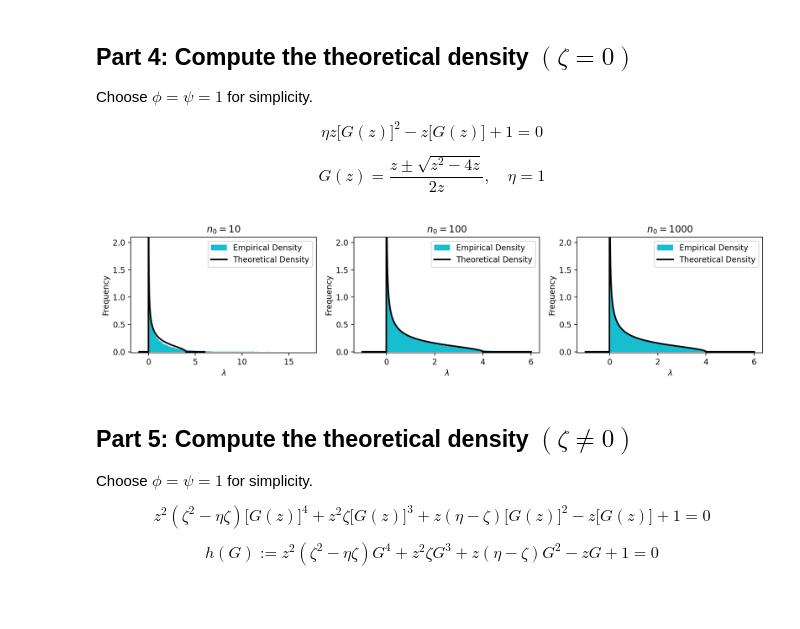
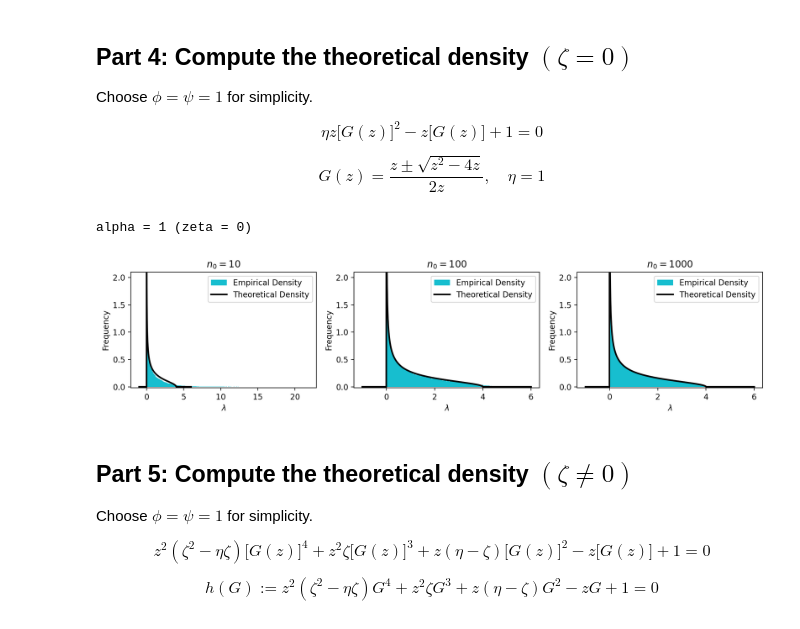
Before and after one commit to sichinaga/amath590-rmt-project, a Jupyter notebook: spectral_density.ipynb, the cells around one changed output. Cells and saved outputs as stored; diff of their text form; code cells hidden in the pictures.

```diff
--- a/spectral_density.ipynb
+++ b/spectral_density.ipynb
@@ -26,7 +26,7 @@ for i, alpha in enumerate([1, 0.25, 0, -0.25, -1]):
     plt.subplot(1, 5, i + 1)
     title = "$\\alpha = {}$ $(\\zeta = {})$"
     plt.title(title.format(alpha, np.round(compute_zeta(alpha), decimals=3)))
-    plt.plot(x, relu_modified(x, alpha), lw=2)
+    plt.plot(x, relu_modified(x, alpha), lw=2, c="b")
     plt.ylim([-11, 11])
     plt.xlabel("x")
     plt.grid()
@@ -131,39 +131,44 @@ def G_0(z):
     """
     True theoretical G(z) for the zeta = 0 case.
     """
-    return (z - np.sqrt(z ** 2 - 4 * z)) / (2 * z)
+    G_pos = (z + np.sqrt(z ** 2 - 4 * z)) / (2 * z)
+    G_neg = (z - np.sqrt(z ** 2 - 4 * z)) / (2 * z)
 
-# Compute G(z) for z real on [-1, 6].
-z = np.linspace(-1, 6, 1000).astype("complex") # + (1j * 1e-3)
+    return np.where(G_pos.imag < G_neg.imag, G_pos, G_neg)
+
+# Compute G(z) for z (nearly) real on [-1, 6].
+z = np.linspace(-1, 6, 1000).astype("complex") + (1j * 1e-16)
 true_density = -(1 / np.pi) * G_0(z).imag
 
 # Plot the empirical densities vs. theoretical.
+print("alpha = 1 (zeta = 0)")
 plt.figure(figsize=(12, 3), dpi=200)
 for i, (n0, eigs) in enumerate(zip(n0_vals, all_eigs)):
     plt.subplot(1, len(n0_vals), i + 1)
 
     # (1) Empirical.
     plt.hist(
         np.array(eigs).flatten(),
         density=True,
         bins=200,
         color="tab:cyan",
         label="Empirical Density"
     )
 
     # (2) Theoretical.
     plt.plot(z.real, true_density, lw=2, c="k", label="Theoretical Density")
 
     plt.ylim([-0.02, 2.1])
     plt.title(f"$n_0 = {n0}$")
     plt.xlabel("$\\lambda$")
     plt.ylabel("Frequency")
     plt.legend()
 
 plt.tight_layout()
 plt.show()
 # %% [output]
+alpha = 1 (zeta = 0)
-[figure, old version]
+[figure, new version]
 # %% [markdown]
 ## Part 5: Compute the theoretical density $(\zeta \neq 0)$
 Choose $\phi = \psi = 1$ for simplicity.
```
Also changed, not shown: parts of 10 cells of this notebook, 6 other files.
